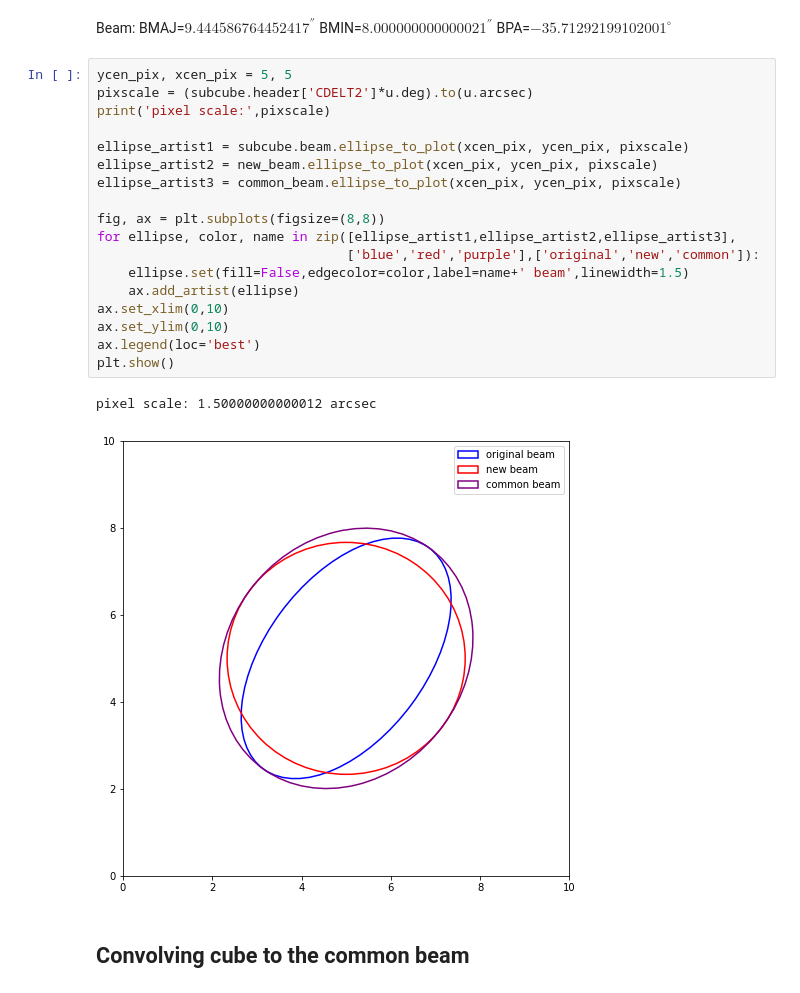
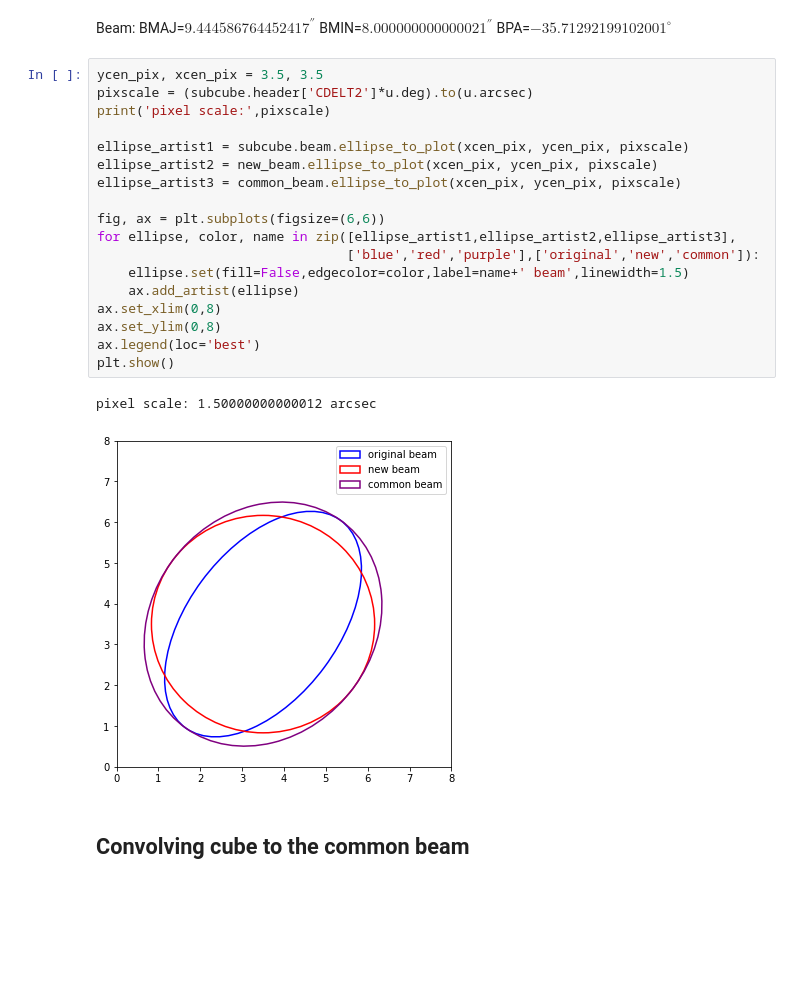
Before and after one commit to Bruno-Rodriguez/quenching-nearby-galaxies, a Jupyter notebook: explore_cube_spectralcube.ipynb, the cells around one changed output. Drawn from its saved outputs; the diff is of its cells as text; blank space fills up the shorter version.

Commit message:
Updated explore_cube_spectralcube
Started reprojection of CALIFA images and reading them into spectral_cube objects for smoothing.

```diff
--- a/explore_cube_spectralcube.ipynb
+++ b/explore_cube_spectralcube.ipynb
@@ -191,26 +195,26 @@ common_beam
 # %% [output]
 Beam: BMAJ=$9.444586764452417^{''}$ BMIN=$8.000000000000021^{''}$ BPA=$-35.71292199102001^\circ$
 # %%
-ycen_pix, xcen_pix = 5, 5
+ycen_pix, xcen_pix = 3.5, 3.5
 pixscale = (subcube.header['CDELT2']*u.deg).to(u.arcsec)
 print('pixel scale:',pixscale)
 
 ellipse_artist1 = subcube.beam.ellipse_to_plot(xcen_pix, ycen_pix, pixscale)
 ellipse_artist2 = new_beam.ellipse_to_plot(xcen_pix, ycen_pix, pixscale)
 ellipse_artist3 = common_beam.ellipse_to_plot(xcen_pix, ycen_pix, pixscale)
 
-fig, ax = plt.subplots(figsize=(8,8))
+fig, ax = plt.subplots(figsize=(6,6))
 for ellipse, color, name in zip([ellipse_artist1,ellipse_artist2,ellipse_artist3],
                                 ['blue','red','purple'],['original','new','common']):
     ellipse.set(fill=False,edgecolor=color,label=name+' beam',linewidth=1.5)
     ax.add_artist(ellipse)
-ax.set_xlim(0,10)
-ax.set_ylim(0,10)
+ax.set_xlim(0,8)
+ax.set_ylim(0,8)
 ax.legend(loc='best')
 plt.show()
 # %% [output]
 pixel scale: 1.50000000000012 arcsec
-[figure, old version]
+[figure, new version]
 # %% [markdown]
 ## Convolving cube to the common beam
 # %%
```
Also changed, not shown: parts of 38 cells of this notebook.
